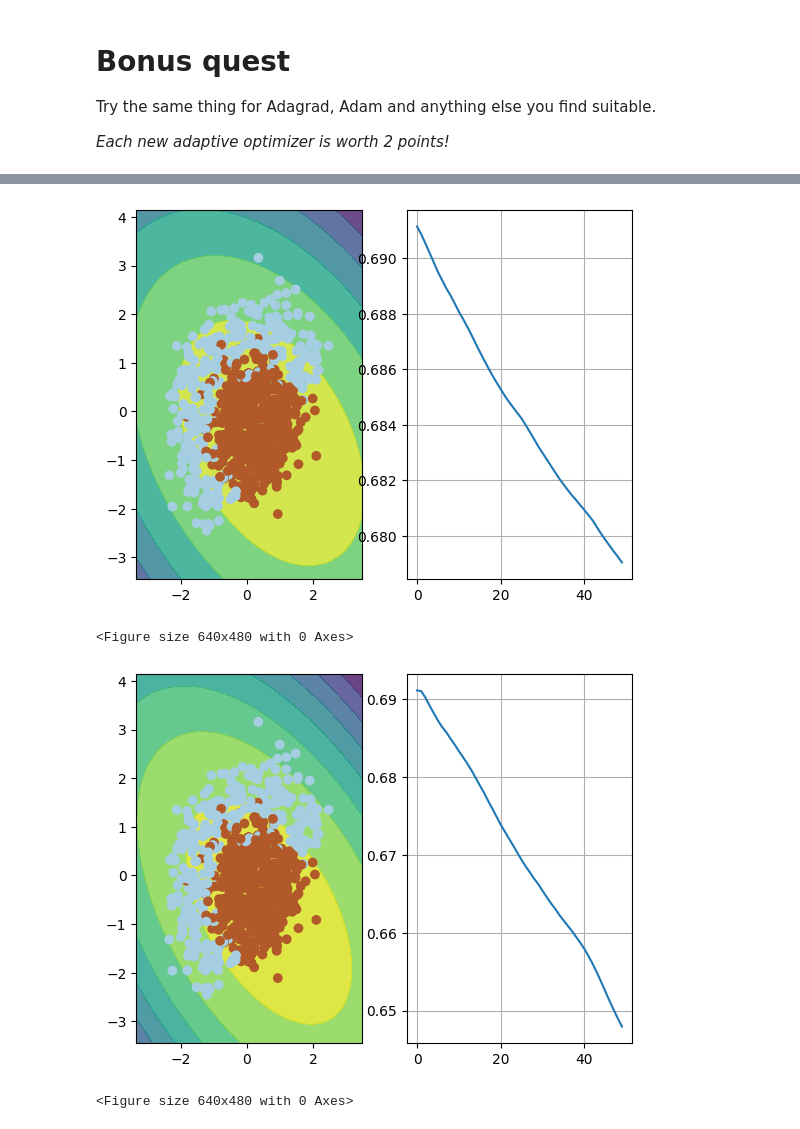
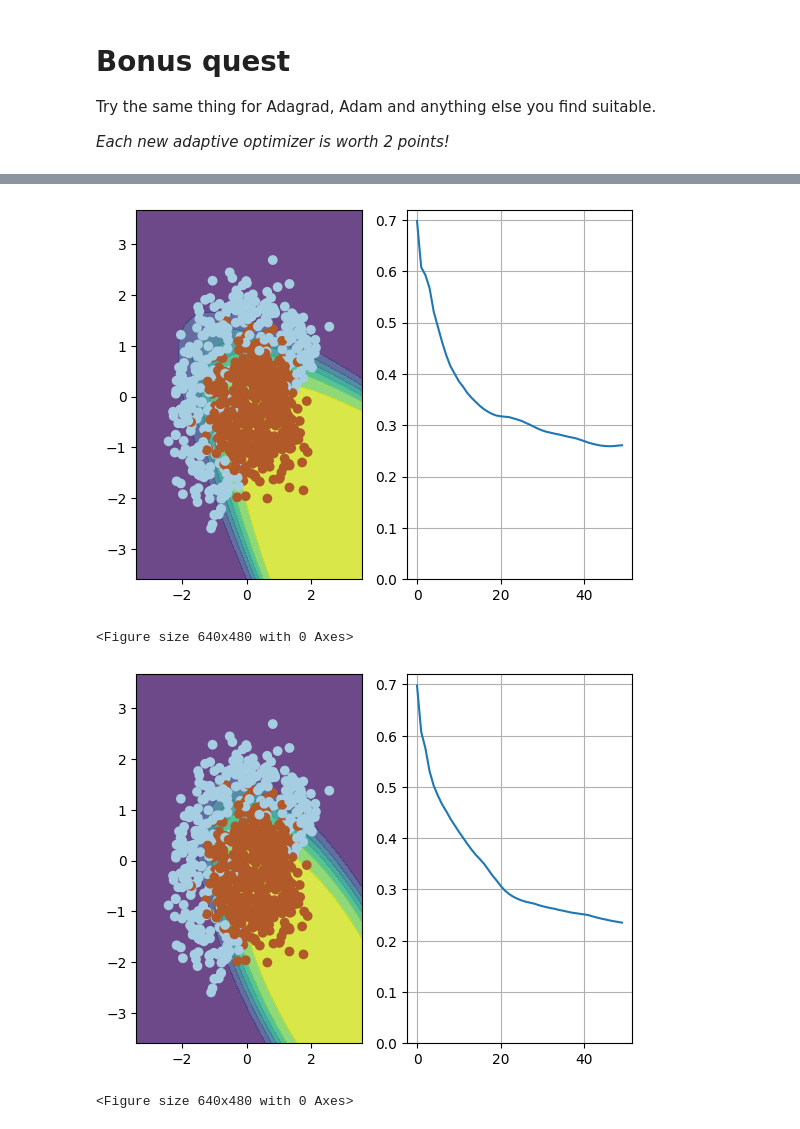
Before and after one commit to AlexDorosh55/Practical_DL, a Jupyter notebook: week01_backprop/adaptive_sgd.ipynb, the cells around one changed output, grey strips where cells are left out. Drawn from its saved outputs; the diff is of its cells as text; code cells hidden in the pictures.

```diff
--- a/week01_backprop/adaptive_sgd.ipynb
+++ b/week01_backprop/adaptive_sgd.ipynb
@@ -252,7 +253,7 @@ Implement gradient descent with momentum and test it's performance for different
 w = np.array([0,0,0,0,0,1])
 v = np.zeros_like(w)
 
-alpha = 3e-4
+alpha = 1e-1
 mu    = 0.9
 
 n_iter = 50
@@ -261,9 +262,9 @@ loss = np.zeros(n_iter)
 plt.figure(figsize=(12,5))
 for i in range(n_iter):
     ind = np.random.choice(X.shape[0], batch_size)
-    loss[i] = compute_loss(expand(X), y, w)
+    loss[i] = compute_loss(X, y, w)
     visualize(X[ind,:], y[ind], w, loss)
-    v = alpha * compute_grad(expand(X)[ind,:], y[ind], w) + mu*v
+    v = alpha * compute_grad(X[ind,:], y[ind], w) + mu*v
     w = w - v
 
 visualize(X, y, w, loss)
@@ -276,8 +277,8 @@ Implement RMSPROP algorithm __[2 points]__
 # %%
 w = np.array([0,0,0,0,0,1])
 ms = np.zeros_like(w)
-alpha = 3e-4
-mean_squared_norm = 0.99
+alpha = 1e-1
+gamma = 0.99
 
 n_iter = 50
 batch_size = 4
@@ -285,10 +286,10 @@ loss = np.zeros(n_iter)
 plt.figure(figsize=(12,5))
 for i in range(n_iter):
     ind = np.random.choice(X.shape[0], batch_size)
-    loss[i] = compute_loss(expand(X), y, w)
+    loss[i] = compute_loss(X, y, w)
     visualize(X[ind,:], y[ind], w, loss)
-    dldw = compute_grad(expand(X)[ind,:], y[ind], w)
-    ms = mean_squared_norm*ms + (1 - mean_squared_norm)*(dldw**2)
+    dldw = compute_grad(X[ind,:], y[ind], w)
+    ms = gamma*ms + (1 - gamma)*(dldw**2)
     w = w - alpha * dldw / np.sqrt(ms + 1e-9)
 
 
@@ -312,7 +313,7 @@ _Each new adaptive optimizer is worth 2 points!_
 w = np.array([0,0,0,0,0,1], dtype=float)
 ss = np.zeros_like(w)
 
-alpha = 1e-2
+alpha = 1e-1
 epsilon = 1e-8
 
 n_iter = 50
@@ -321,9 +322,9 @@ loss = np.zeros(n_iter)
 
 for i in range(n_iter):
     ind = np.random.choice(X.shape[0], batch_size)
-    loss[i] = compute_loss(expand(X), y, w)
+    loss[i] = compute_loss(X, y, w)
     visualize(X[ind,:], y[ind], w, loss)
-    dldw = compute_grad(expand(X)[ind,:], y[ind], w)
+    dldw = compute_grad(X[ind,:], y[ind], w)
     ss += dldw**2
     w = w - alpha * dldw / np.sqrt(ss + epsilon)
 
@@ -335,7 +336,7 @@ plt.clf()
 # %%
 # Adam
 w = np.array([0,0,0,0,0,1], dtype=float)
-alpha = 3e-4
+alpha = 1e-1
 beta1 = 0.9
 beta2 = 0.999
 epsilon = 1e-8
@@ -349,11 +350,11 @@ loss = np.zeros(n_iter)
 
 for i in range(n_iter):
     ind = np.random.choice(X.shape[0], batch_size)
-    loss[i] = compute_loss(expand(X), y, w)
+    loss[i] = compute_loss(X, y, w)
     visualize(X[ind,:], y[ind], w, loss)
 
     t += 1
-    dldw = compute_grad(expand(X)[ind,:], y[ind], w)
+    dldw = compute_grad(X[ind,:], y[ind], w)
     m = beta1 * m + (1 - beta1) * dldw
     v = beta2 * v + (1 - beta2) * (dldw**2)
     m_hat = m / (1 - beta1**t)
@@ -363,43 +364,43 @@ for i in range(n_iter):
 visualize(X, y, w, loss)
 plt.clf()
 # %% [output]
-[figure, old version]
+[figure, new version]
 <Figure size 640x480 with 0 Axes>
 # %%
 # AdamW
 w = np.array([0,0,0,0,0,1], dtype=float)
-alpha = 1e-3
+alpha = 1e-1
 beta1 = 0.9
 beta2 = 0.999
 epsilon = 1e-8
 weight_decay = 1e-4
 
 m = np.zeros_like(w)
 v = np.zeros_like(w)
 t = 0
 
 n_iter = 50
 batch_size = 4
 loss = np.zeros(n_iter)
 
 for i in range(n_iter):
     ind = np.random.choice(X.shape[0], batch_size)
-    loss[i] = compute_loss(expand(X), y, w)
+    loss[i] = compute_loss(X, y, w)
     visualize(X[ind,:], y[ind], w, loss)
 
     t += 1
-    dldw = compute_grad(expand(X)[ind,:], y[ind], w)
+    dldw = compute_grad(X[ind,:], y[ind], w)
     m = beta1 * m + (1 - beta1) * dldw
     v = beta2 * v + (1 - beta2) * (dldw**2)
     m_hat = m / (1 - beta1**t)
     v_hat = v / (1 - beta2**t)
     adam_step = alpha * m_hat / (np.sqrt(v_hat) + epsilon)
     w = w - adam_step
     w = w - alpha * weight_decay * w
 
 
 visualize(X, y, w, loss)
 plt.clf()
 # %% [output]
-[figure, old version]
+[figure, new version]
 <Figure size 640x480 with 0 Axes>
```
Also changed, not shown: parts of 14 cells of this notebook.
